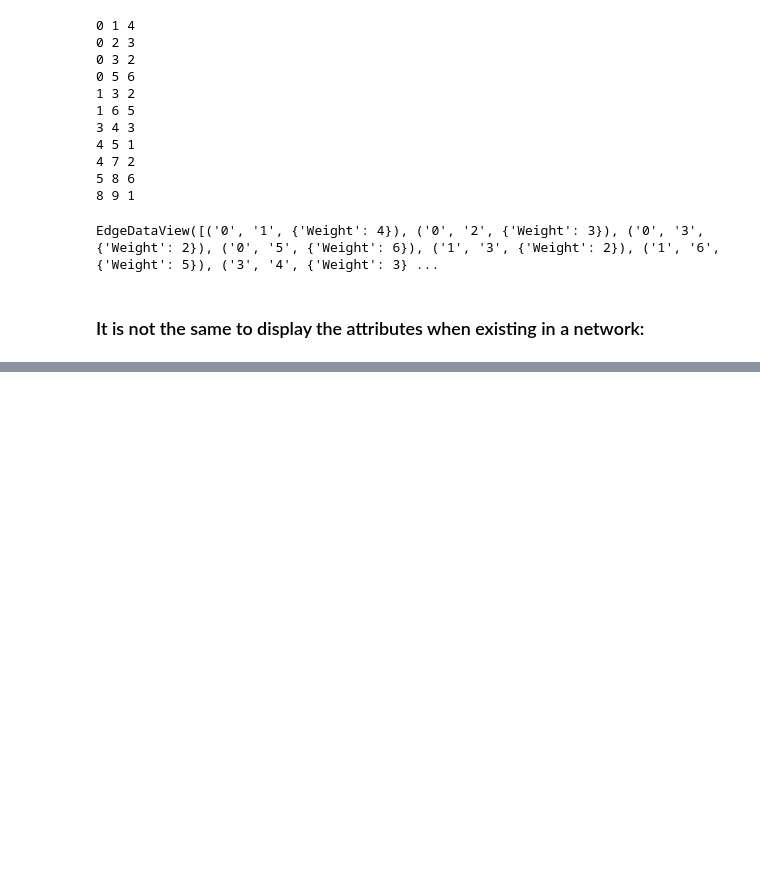
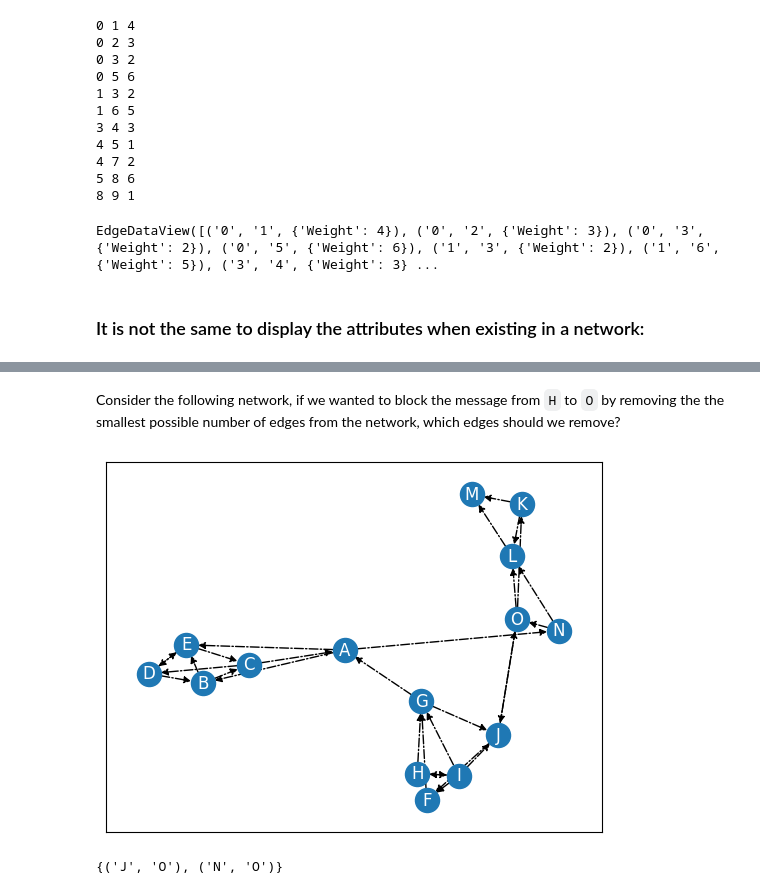
Before and after one commit to Chinnasf/My-Notes-on-Applied-ML, a Jupyter notebook: Networks/networkx_notes.ipynb, the cells around one changed output, grey strips where cells are left out. Drawn from its saved outputs; the diff is of its cells as text; code cells hidden in the pictures; blank space fills up the shorter version.

```diff
--- a/Networks/networkx_notes.ipynb
+++ b/Networks/networkx_notes.ipynb
@@ -146,0 +148,12 @@ nx.draw_networkx_edge_labels(g4, pos, edge_labels=edge_labels);
+# %% [markdown]
+Consider the following network, if we wanted to block the message from `H` to `O` by removing the the smallest possible number of edges from the network, which edges should we remove?
+# %%
+G = nx.DiGraph()
+G.add_edges_from([('A', 'B'), ('C', 'A'), ('A', 'E'), ('G', 'A'), ('A', 'N'), ('B', 'C'), ('D', 'B'), ('B', 'E'), ('C', 'D'), ('E', 'C'), ('D', 'E'), ('E', 'D'), ('F', 'G'), ('I', 'F'), ('J', 'F'), ('H', 'G'), ('I', 'G'), ('G', 'J'), ('I', 'H'), ('H', 'I'), ('I', 'J'), ('J', 'O'), ('O', 'J'), ('K', 'M'), ('K', 'L'), ('O', 'K'), ('O', 'L'), ('N', 'L'), ('L', 'M'), ('N', 'O')])
+nx.draw_networkx(G, font_color="white", style="-.", with_labels=True);
+# %% [output]
+[figure, added]
+# %%
+nx.minimum_edge_cut(G,"H","O")
+# %% [output]
+{('J', 'O'), ('N', 'O')}
```
Also changed, not shown: parts of 8 cells of this notebook, 1 other file.
